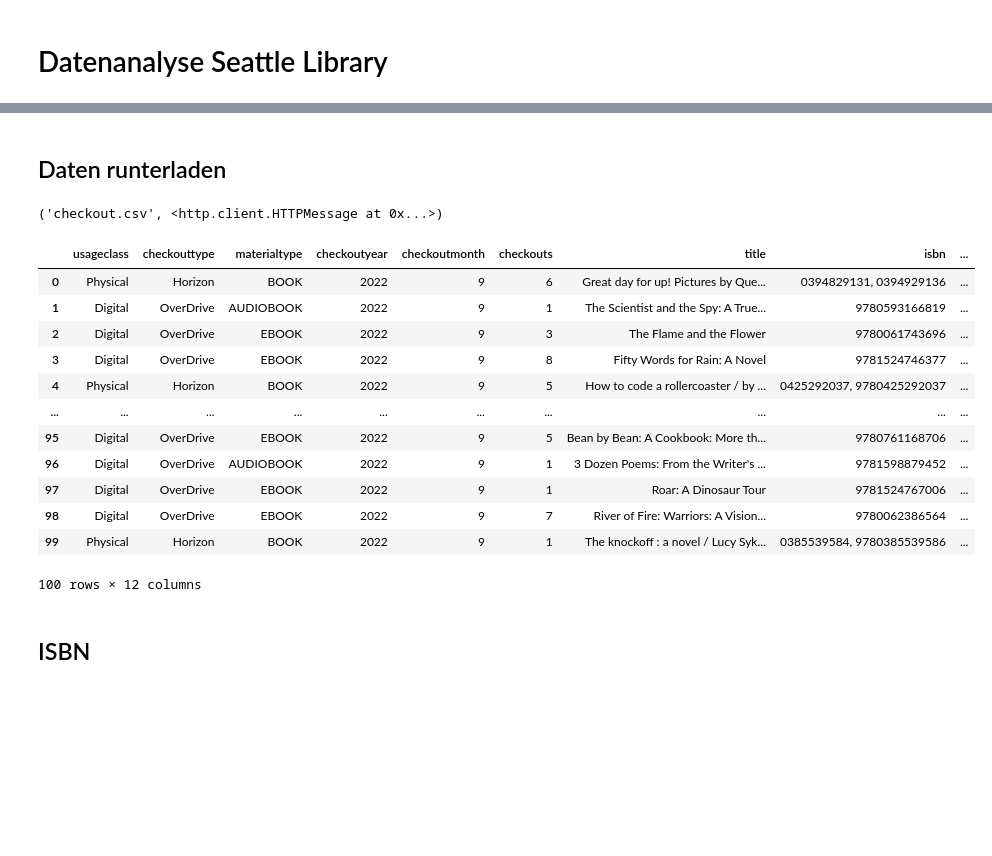
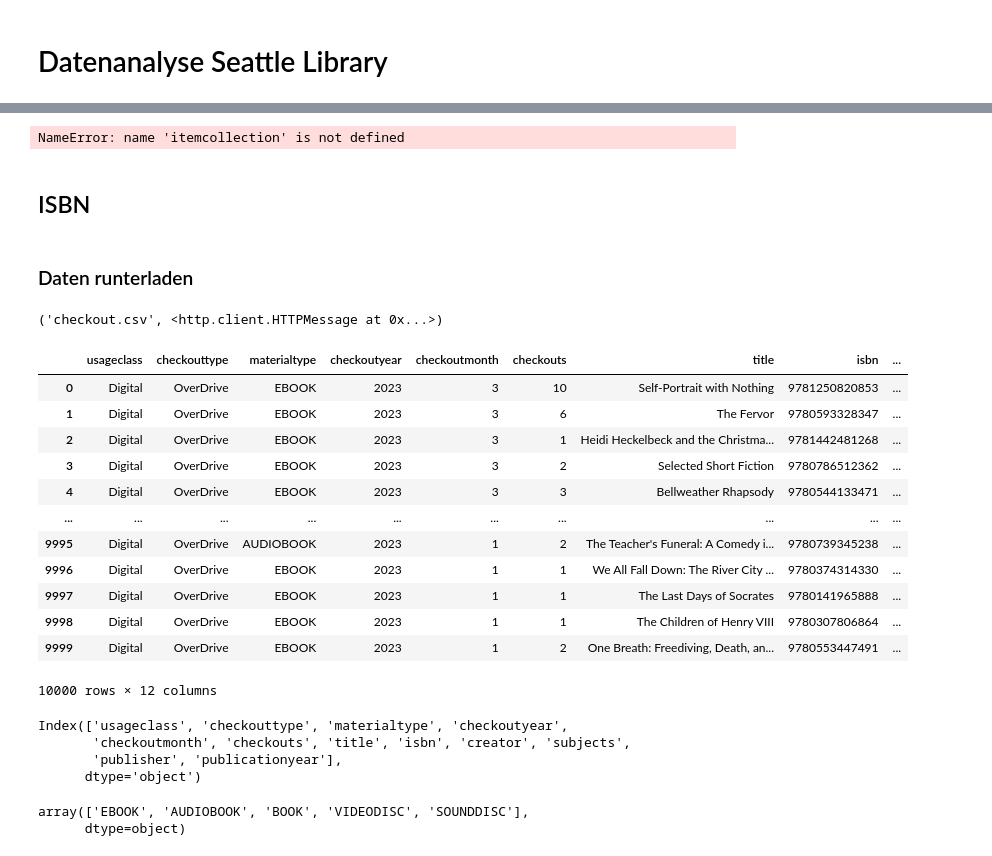
Before and after one commit to awaldlza/2024-2025-Data_Librarian_Annabel_Walz, a Jupyter notebook: Modul_1/Datenanalyse_Seattle_Library.ipynb, the cells around one changed output, grey strips where cells are left out. Cells and saved outputs as stored; diff of their text form; code cells hidden in the pictures; blank space fills up the shorter version.

```diff
--- a/Modul_1/Datenanalyse_Seattle_Library.ipynb
+++ b/Modul_1/Datenanalyse_Seattle_Library.ipynb
@@ -8,3 +255,9 @@ import csv
+# %%
+lci_tables_combined = pd.merge(lci_table_reduced, df_data_dict, how="left", on="temcollection)
+# %% [output]
+NameError: name 'itemcollection' is not defined
+# %% [markdown]
+## ISBN
 # %% [markdown]
-## Daten runterladen
+### Daten runterladen
 # %%
@@ -14,22 +267,32 @@ urllib.request.urlretrieve(url, local_file)
 # %% [output]
 ('checkout.csv', <http.client.HTTPMessage at 0x...>)
 # %%
-df_seattle = pd.read_csv(local_file)
+df_seattle_isbn = pd.read_csv(local_file)
 # %%
-df_seattle
+df_seattle_isbn
 # %% [output]
 |  | usageclass | checkouttype | materialtype | checkoutyear | checkoutmonth | checkouts | title | isbn | ... |
-| 0 | Physical | Horizon | BOOK | 2022 | 9 | 6 | Great day for up! Pictures by Que... | 0394829131, 0394929136 | ... |
-| 1 | Digital | OverDrive | AUDIOBOOK | 2022 | 9 | 1 | The Scientist and the Spy: A True... | 9780593166819 | ... |
-| 2 | Digital | OverDrive | EBOOK | 2022 | 9 | 3 | The Flame and the Flower | 9780061743696 | ... |
-| 3 | Digital | OverDrive | EBOOK | 2022 | 9 | 8 | Fifty Words for Rain: A Novel | 9781524746377 | ... |
-| 4 | Physical | Horizon | BOOK | 2022 | 9 | 5 | How to code a rollercoaster / by ... | 0425292037, 9780425292037 | ... |
+| 0 | Digital | OverDrive | EBOOK | 2023 | 3 | 10 | Self-Portrait with Nothing | 9781250820853 | ... |
+| 1 | Digital | OverDrive | EBOOK | 2023 | 3 | 6 | The Fervor | 9780593328347 | ... |
+| 2 | Digital | OverDrive | EBOOK | 2023 | 3 | 1 | Heidi Heckelbeck and the Christma... | 9781442481268 | ... |
+| 3 | Digital | OverDrive | EBOOK | 2023 | 3 | 2 | Selected Short Fiction | 9780786512362 | ... |
+| 4 | Digital | OverDrive | EBOOK | 2023 | 3 | 3 | Bellweather Rhapsody | 9780544133471 | ... |
 | ... | ... | ... | ... | ... | ... | ... | ... | ... | ... |
-| 95 | Digital | OverDrive | EBOOK | 2022 | 9 | 5 | Bean by Bean: A Cookbook: More th... | 9780761168706 | ... |
-| 96 | Digital | OverDrive | AUDIOBOOK | 2022 | 9 | 1 | 3 Dozen Poems: From the Writer's ... | 9781598879452 | ... |
-| 97 | Digital | OverDrive | EBOOK | 2022 | 9 | 1 | Roar: A Dinosaur Tour | 9781524767006 | ... |
-| 98 | Digital | OverDrive | EBOOK | 2022 | 9 | 7 | River of Fire: Warriors: A Vision... | 9780062386564 | ... |
-| 99 | Physical | Horizon | BOOK | 2022 | 9 | 1 | The knockoff : a novel / Lucy Syk... | 0385539584, 9780385539586 | ... |
+| 9995 | Digital | OverDrive | AUDIOBOOK | 2023 | 1 | 2 | The Teacher's Funeral: A Comedy i... | 9780739345238 | ... |
+| 9996 | Digital | OverDrive | EBOOK | 2023 | 1 | 1 | We All Fall Down: The River City ... | 9780374314330 | ... |
+| 9997 | Digital | OverDrive | EBOOK | 2023 | 1 | 1 | The Last Days of Socrates | 9780141965888 | ... |
+| 9998 | Digital | OverDrive | EBOOK | 2023 | 1 | 1 | The Children of Henry VIII | 9780307806864 | ... |
+| 9999 | Digital | OverDrive | EBOOK | 2023 | 1 | 2 | One Breath: Freediving, Death, an... | 9780553447491 | ... |
-100 rows × 12 columns
+10000 rows × 12 columns
-# %% [markdown]
-## ISBN
+# %%
+df_seattle_isbn.keys()
+# %% [output]
+Index(['usageclass', 'checkouttype', 'materialtype', 'checkoutyear',
+       'checkoutmonth', 'checkouts', 'title', 'isbn', 'creator', 'subjects',
+       'publisher', 'publicationyear'],
+      dtype='object')
+# %%
+df_seattle_isbn["materialtype"].unique()
+# %% [output]
+array(['EBOOK', 'AUDIOBOOK', 'BOOK', 'VIDEODISC', 'SOUNDDISC'],
+      dtype=object)
```
Also changed, not shown: parts of 56 cells of this notebook, 1 other file.
